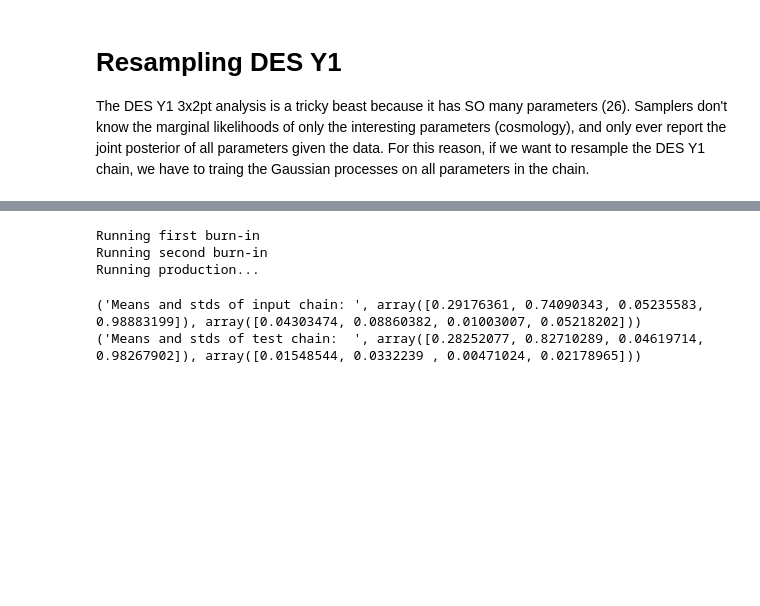
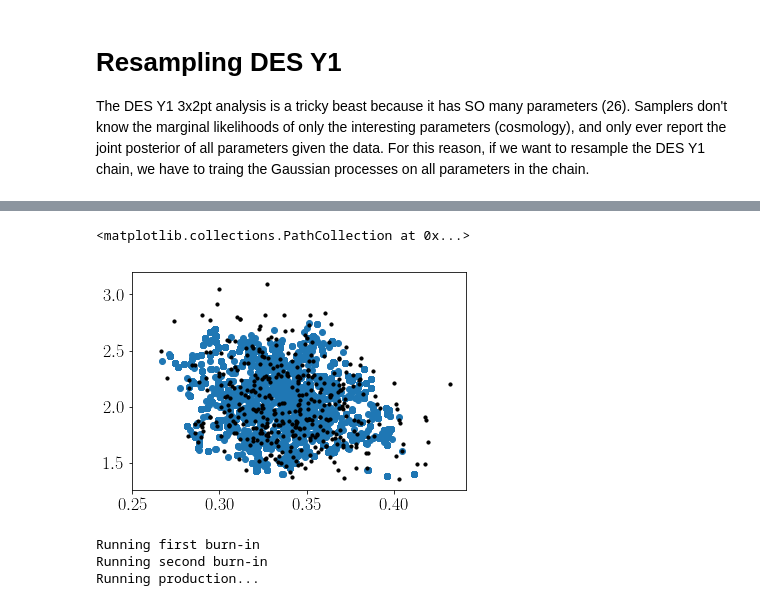
Before and after one commit to tmcclintock/GP_Importance_Sampler, a Jupyter notebook: notebooks/Basic example 5--resampling DES Y1.ipynb, the cells around one changed output, grey strips where cells are left out. Saved outputs shown, nothing was run; the diff lists cells and outputs as text; code cells hidden in the pictures; blank space fills up the shorter version.

```diff
--- a/notebooks/Basic example 5--resampling DES Y1.ipynb
+++ b/notebooks/Basic example 5--resampling DES Y1.ipynb
@@ -46,2 +49,9 @@ IS.train()
+# %%
+plt.scatter(input_chain[-10000:,4],input_chain[-10000:,0])
+points,_ = IS.get_training_data()
+plt.scatter(points[:,4], points[:,0], c='k', s=10)
+# %% [output]
+<matplotlib.collections.PathCollection at 0x...>
+[figure, added]
 # %%
 #Resample the chain with an MCMC
@@ -67,11 +77,8 @@ Running second burn-in
 Running production...
 # %%
 test_chain = sampler.flatchain
-print("Means and stds of input chain: ", np.mean(input_chain, 0)[:4], np.std(input_chain, 0)[:4])
-print("Means and stds of test chain:  ", np.mean(test_chain, 0)[:4], np.std(test_chain, 0)[:4])
+#print("Means and stds of input chain: ", np.mean(input_chain, 0)[:4], np.std(input_chain, 0)[:4])
+#print("Means and stds of test chain:  ", np.mean(test_chain, 0)[:4], np.std(test_chain, 0)[:4])
-# %% [output]
-('Means and stds of input chain: ', array([0.29176361, 0.74090343, 0.05235583, 0.98883199]), array([0.04303474, 0.08860382, 0.01003007, 0.05218202]))
-('Means and stds of test chain:  ', array([0.28252077, 0.82710289, 0.04619714, 0.98267902]), array([0.01548544, 0.0332239 , 0.00471024, 0.02178965]))
 # %%
 c = CC.ChainConsumer()
 
```
Also changed, not shown: parts of 5 cells of this notebook, 1 other file.
